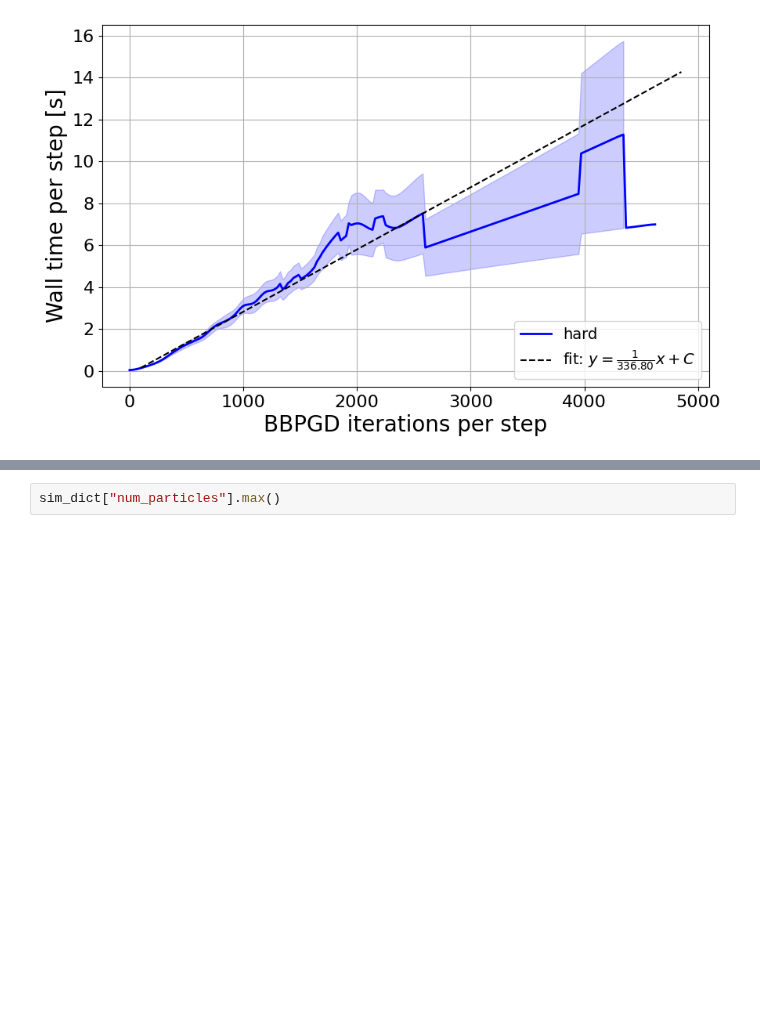
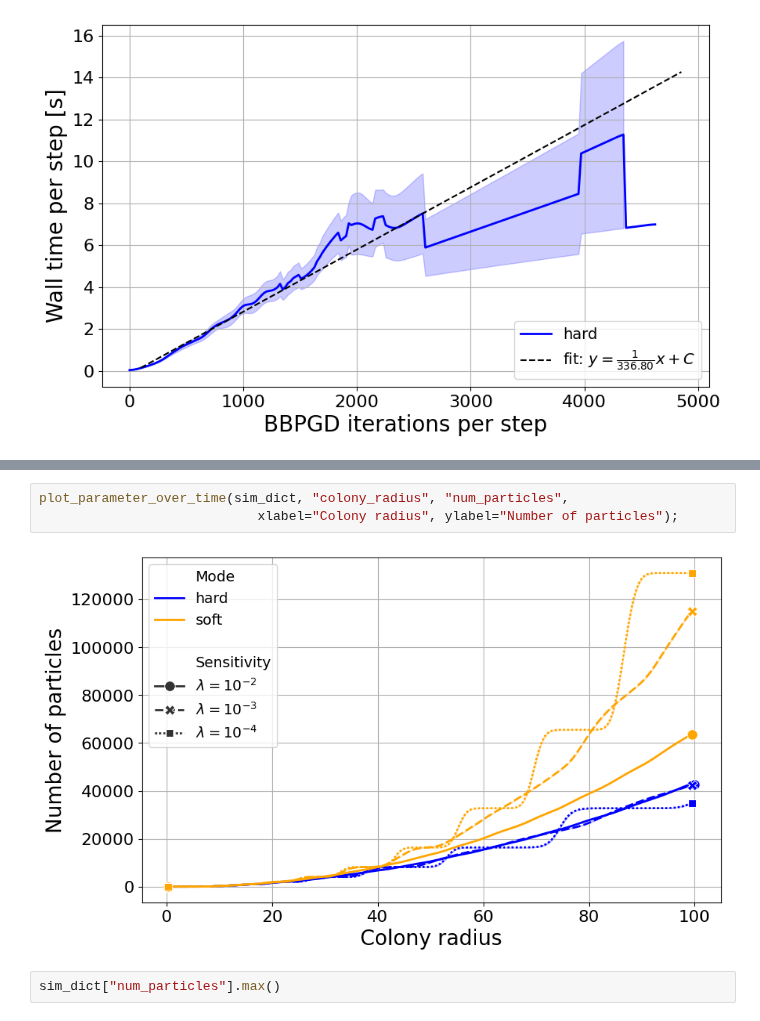
Before and after one commit to ManuelLerchner/ProliferatingCellCollectives-IDP, a Jupyter notebook: analysis/plot_combined.ipynb, the cells around one changed output, grey strips where cells are left out. Drawn from its saved outputs; the diff is of its cells as text; blank space fills up the shorter version.

```diff
--- a/analysis/plot_combined.ipynb
+++ b/analysis/plot_combined.ipynb
@@ -748,5 +748,10 @@ plot_parameter_over_time(sim_dict, "simulation_time [s]", "dt", yscale="log",
 # %% [output]
 [figure]
+# %%
+plot_parameter_over_time(sim_dict, "colony_radius", "num_particles",
+                            xlabel="Colony radius", ylabel="Number of particles");
+# %% [output]
+[figure, added]
 # %%
 sim_dict["num_particles"].max()
 # %% [output]
```
Also changed, not shown: parts of 1 cell of this notebook, 21 other files.
